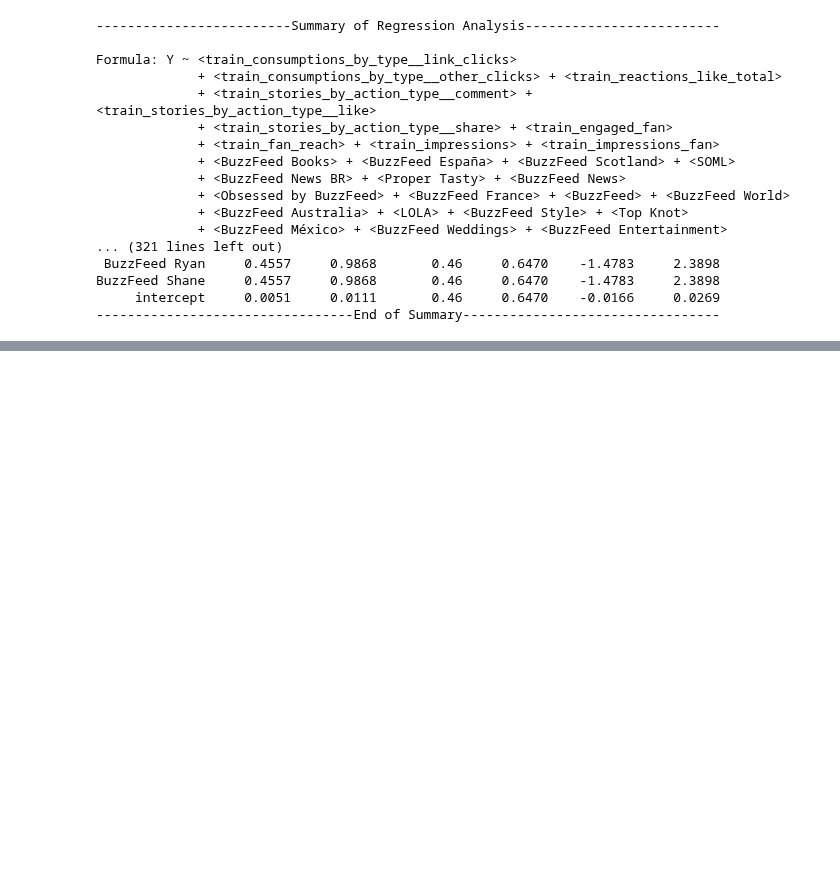
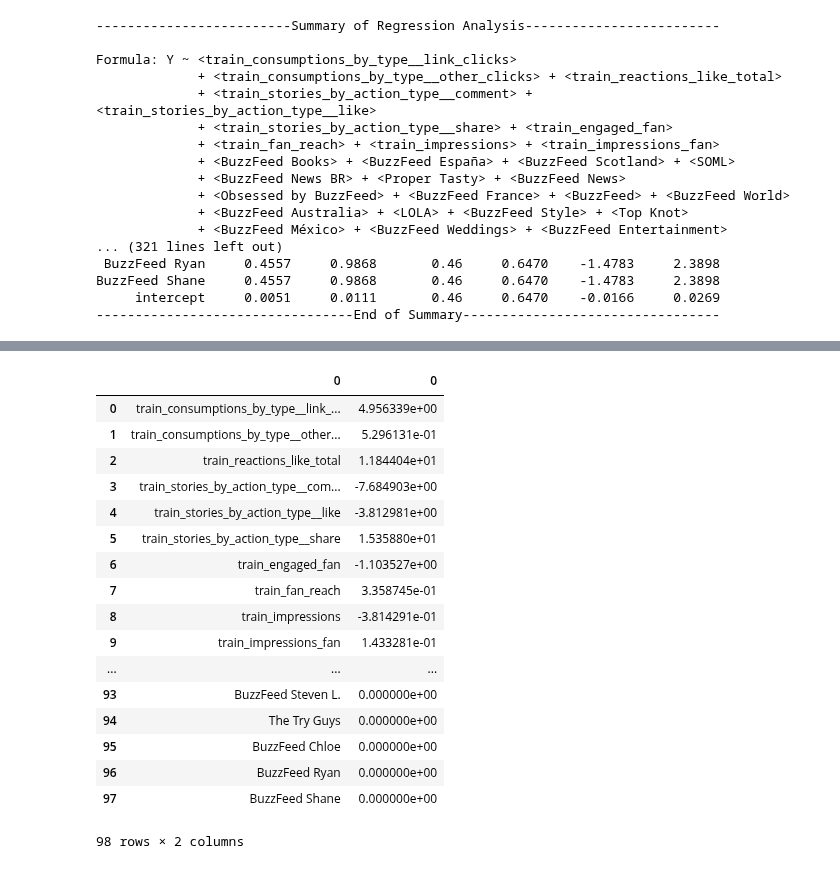
Before and after one commit to eshwarchandrasekharan/predict-pop, a Jupyter notebook: code/task-2.ipynb, the cells around one changed output, grey strips where cells are left out. Drawn from its saved outputs; the diff is of its cells as text; code cells hidden in the pictures; blank space fills up the shorter version.

Commit message:
classifier and coefficients from CV

```diff
--- a/code/task-2.ipynb
+++ b/code/task-2.ipynb
@@ -645,0 +972,23 @@ BuzzFeed Shane     0.4557     0.9868       0.46     0.6470    -1.4783     2.3898
+# %%
+###get coefficients
+import numpy as np
+pd.concat([pd.DataFrame(df.columns),pd.DataFrame(np.transpose(lm.coef_))], axis = 1)
+# %% [output]
+|  | 0 | 0 |
+| 0 | train_consumptions_by_type__link_... | 4.956339e+00 |
+| 1 | train_consumptions_by_type__other... | 5.296131e-01 |
+| 2 | train_reactions_like_total | 1.184404e+01 |
+| 3 | train_stories_by_action_type__com... | -7.684903e+00 |
+| 4 | train_stories_by_action_type__like | -3.812981e+00 |
+| 5 | train_stories_by_action_type__share | 1.535880e+01 |
+| 6 | train_engaged_fan | -1.103527e+00 |
+| 7 | train_fan_reach | 3.358745e-01 |
+| 8 | train_impressions | -3.814291e-01 |
+| 9 | train_impressions_fan | 1.433281e-01 |
+| ... | ... | ... |
+| 93 | BuzzFeed Steven L. | 0.000000e+00 |
+| 94 | The Try Guys | 0.000000e+00 |
+| 95 | BuzzFeed Chloe | 0.000000e+00 |
+| 96 | BuzzFeed Ryan | 0.000000e+00 |
+| 97 | BuzzFeed Shane | 0.000000e+00 |
+98 rows × 2 columns
```
Also changed, not shown: parts of 3 cells of this notebook.
